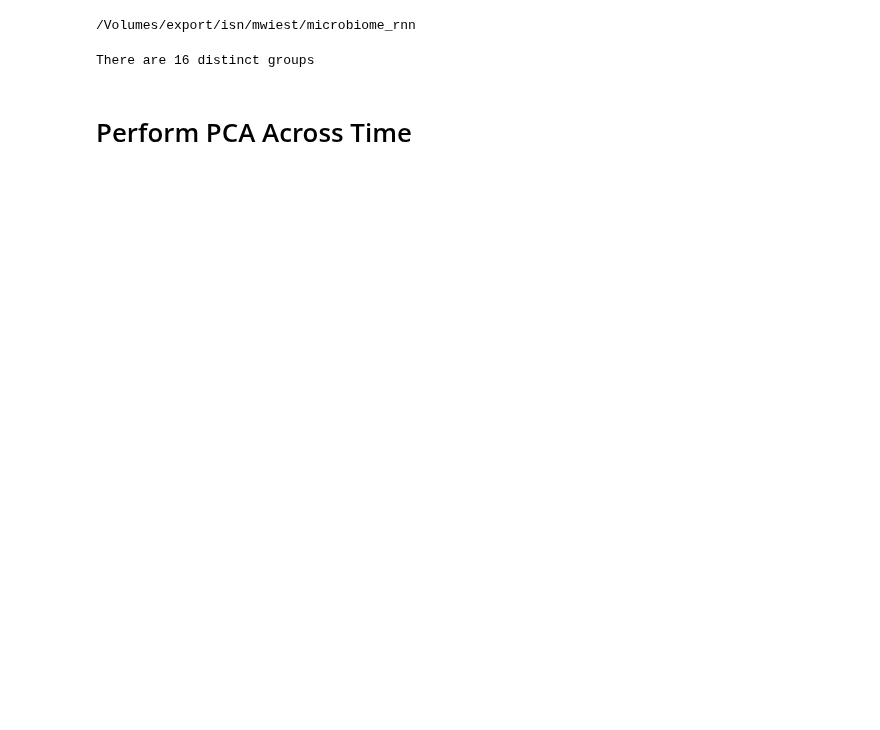
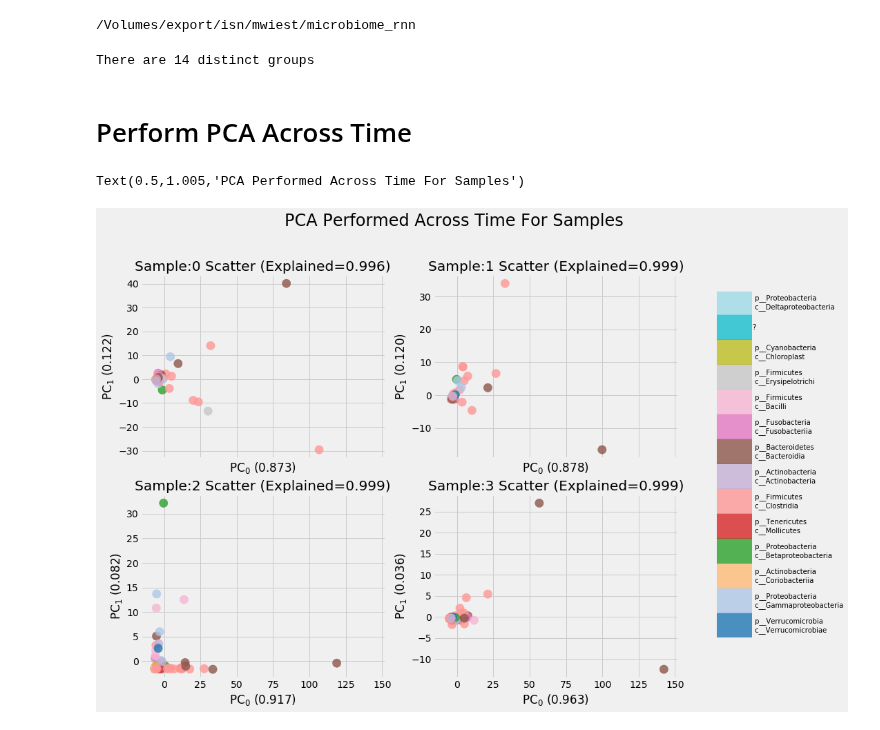
Before and after one commit to michaelwiest/microbiome-rnn, a Jupyter notebook: notebooks/Input PCA.ipynb, the cells around one changed output. Drawn from its saved outputs; the diff is of its cells as text; code cells hidden in the pictures; blank space fills up the shorter version.

```diff
--- a/notebooks/Input PCA.ipynb
+++ b/notebooks/Input PCA.ipynb
@@ -40,13 +40,17 @@ tax_levels = 3
 split_char = ';'
 join_char = '\n'
 labs = [join_char.join(c.split(split_char)[1:tax_levels]) for c in oh.samples[0].index.values]
+full_labs = [join_char.join(c.split(split_char)) for c in oh.samples[0].index.values]
+for i, l in enumerate(labs):
+    if l == '':
+        labs[i] = '?'
 unique_labs = list(set(labs))
 unique_ints = list(range(len(unique_labs)))
 unique_int_lookup = dict(zip(unique_labs, unique_ints))
 labs_to_ints = [unique_int_lookup[l] for l in labs]
-print('There are {} distinct groups'.format(num_colors))
+print('There are {} distinct groups'.format(len(unique_labs)))
 # %% [output]
-There are 16 distinct groups
+There are 14 distinct groups
 # %%
 # Now define the colormap
 num_colors = len(list(set(labs)))
@@ -56,4 +60,37 @@ color_lookup = dict(zip(unique_labs, colors))
 colors_to_plot = [color_lookup[l] for l in labs]
 # %% [markdown]
 # Perform PCA Across Time
+# %%
+num_samples = len(oh.samples)
+fig, ax = plt.subplots(int(num_samples / 2), 2, figsize=(15, 10), sharex=True, sharey=False)
+axl = ax.flatten()
+for i, s in enumerate(oh.samples):
+    zs = zscore(s.values, axis=0)
+    pca = PCA(n_components=2)
+    pca.fit(zs)
+    t = pca.transform(zs)
+    x_vals = t[:, 0]
+    y_vals = t[:, 1]
+    sc = axl[i].scatter(x_vals, y_vals, c=labs_to_ints, cmap=cmap, s=150, alpha=0.8)
+    axl[i].set_title('Sample:{} Scatter (Explained={})'.format(i,
+                                                               str(sum(pca.explained_variance_ratio_[:2]))[:5]
+                                                              ))
+    axl[i].set_xlabel('PC$_0$ ({})'.format(str(pca.explained_variance_ratio_[0])[:5]))
+    axl[i].set_ylabel('PC$_1$ ({})'.format(str(pca.explained_variance_ratio_[1])[:5]))
+
+    # Uncommenting this will annotate each point so that you can see which it is to remove it later potentially.
+#     for j, txt in enumerate(full_labs):
+#         axl[i].annotate(txt, (x_vals[j], y_vals[j]), fontsize=6)
+
+fig.subplots_adjust(right=0.8)
+cbar_ax = fig.add_axes([0.85, 0.15, 0.05, 0.7])
+# fig.colorbar(im, cax=cbar_ax)
+cb = plt.colorbar(sc, cax=cbar_ax)
+cb.ax.get_yaxis().set_ticks([])
+for j, lab in enumerate(unique_labs):
+    cb.ax.text(1, (2 * j + 1) / 28.0, lab, ha='left', va='center', fontsize=10)
+plt.suptitle('PCA Performed Across Time For Samples', fontsize=24, y=1.005)
+# %% [output]
+Text(0.5,1.005,'PCA Performed Across Time For Samples')
+[figure, added]
 # %%
```
Also changed, not shown: parts of 9 cells of this notebook, 1 other file.
